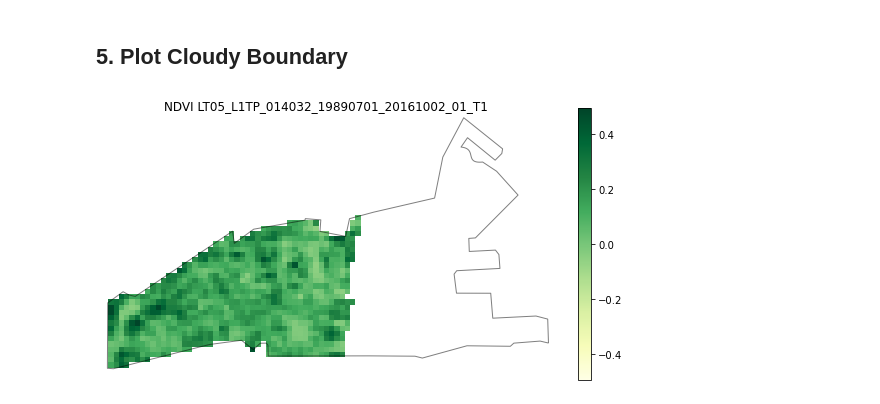
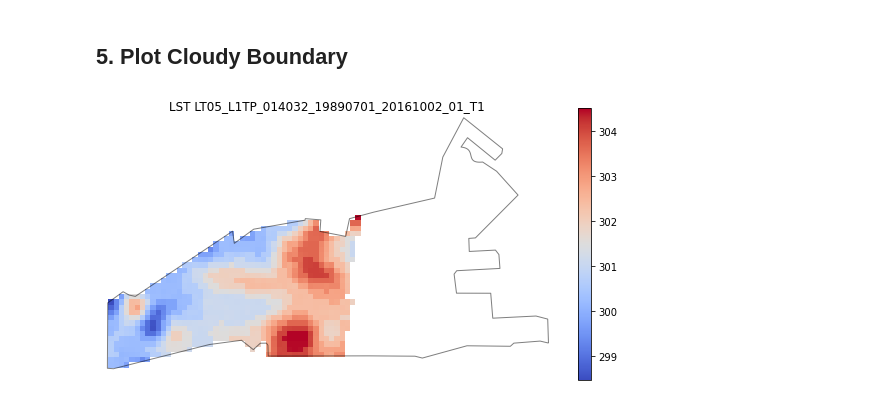
Before and after one commit to aderras/nyc-lst-ndvi, a Jupyter notebook: 00-notebooks/5_plot-results.ipynb, the cells around one changed output. Cells and saved outputs as stored; diff of their text form; code cells hidden in the pictures.

Commit message:
added boundary plotting

```diff
--- a/00-notebooks/5_plot-results.ipynb
+++ b/00-notebooks/5_plot-results.ipynb
@@ -622,7 +622,7 @@ plt.savefig(DIR_FIGS + "/m4_boxplots_"+column_choice+"-"+prefix_fname[obs_choice
 ## 5. Plot Cloudy Boundary
 # %%
 ## USER INPUTS #####################################################################
-obs_choice = 1 # OPTIONS: 0 for LST and 1 for NDVI
+obs_choice = 0 # OPTIONS: 0 for LST and 1 for NDVI
 column_choice = "median" # OPTIONS: median, mean, min, max, std
 ## END USER INPUTS #################################################################
 
@@ -639,33 +639,35 @@ crs_landsat = rxr.open_rasterio(DIR_LST_CLIPPED_NYC+"/"+prefix_fname[0] + "_" +
                                 masked=True).rio.crs
 
 # """Import the Queens boundary since both partially covered HOLC boundaries occur there"""
 df_holc = gpd.read_file(DIR_BOUNDARIES_HOLC+"/NYQueens1938/cartodb-query.shp")
 df_holc = df_holc.to_crs(crs_landsat)
 
 clipping_boundary = df_holc[df_holc["holc_id"]==df_mean_stats.loc[0]["holc_id"]]["geometry"]
 
 if obs_choice==0:
     clipped = helpers.open_and_clip(DIR_LST_CLIPPED_NYC+"/"+prefix_fname[0] +\
                                 "_" + df_mean_stats.loc[0]["landsat_id"]+".tif",
                                 clipping_boundary)
 else:
     clipped = helpers.open_and_clip(DIR_NDVI_CLIPPED_NYC+"/"+prefix_fname[1] +\
                                 "_" + df_mean_stats.loc[0]["landsat_id"]+".tif",
                                 clipping_boundary)
 
-clipped_masked = clipped.where(clipped_lst != -0.0)
+clipped_masked = clipped.where(clipped != -0.0)
 clipped_masked = clipped_masked.where(clipped_masked != -9999.0)
 
 """Plot the boundary overlaid on the image"""
 f, ax = plt.subplots(figsize=(10, 5))
 if obs_choice==0:
-    clipped_masked.plot.imshow(ax=ax, cmap="coolwarm")
+    im = clipped_masked.plot.imshow(ax=ax, cmap="coolwarm")
+    # clb = plt.colorbar(im)
+    # clb.set_label("K", labelpad=-40, y=1.05, rotation=0)
 else:
     clipped_masked.plot.imshow(ax=ax, cmap="YlGn")
 clipping_boundary.plot(ax=ax, alpha=.5,color="none", edgecolor="black")
 ax.set(title=lbls_plot[obs_choice]+" "+df_mean_stats.loc[0]["landsat_id"])
 ax.set_axis_off()
 
 plt.savefig(DIR_FIGS + "/cloud-cover-example-holc-boundary.png", bbox_inches = "tight")
 # %% [output]
-[figure, old version]
+[figure, new version]
```
Also changed, not shown: parts of 2 cells of this notebook.
